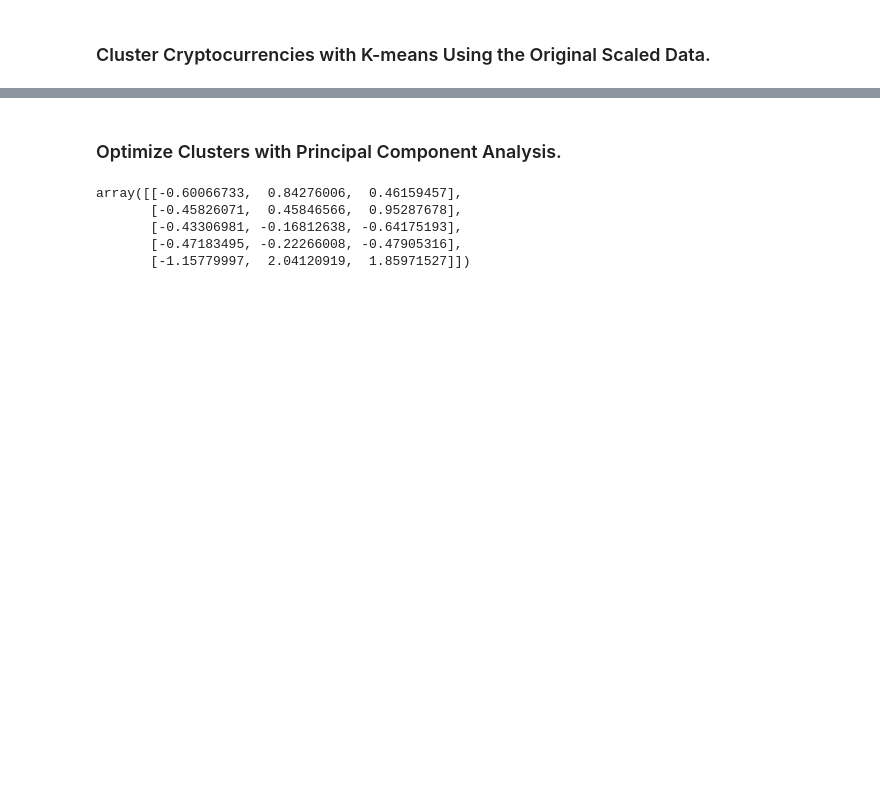
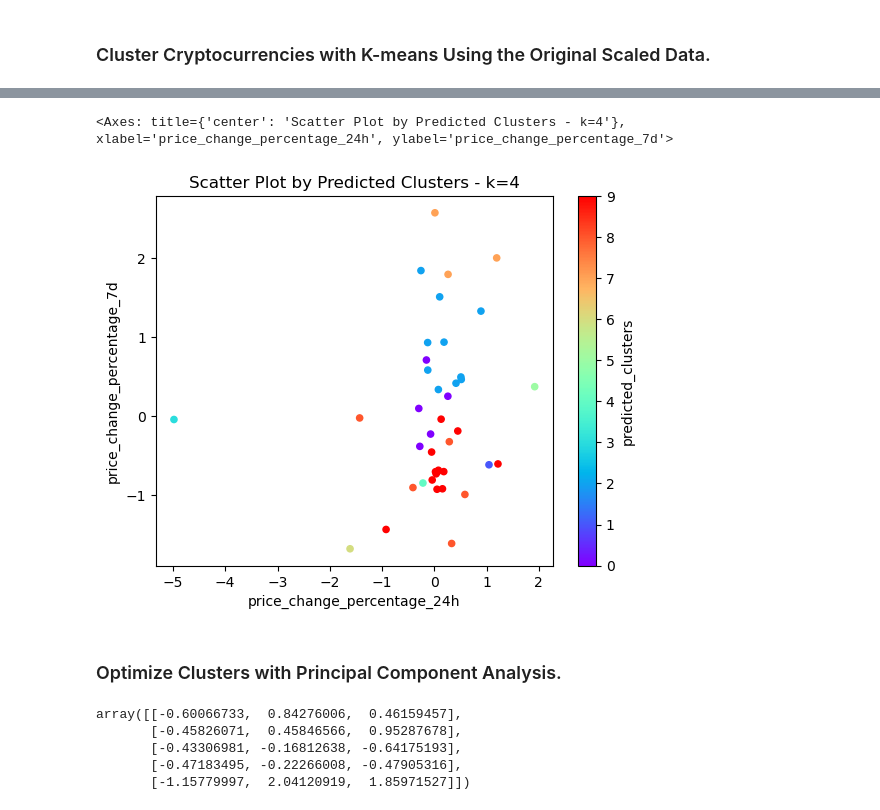
Before and after one commit to tbrown14611/CryptoClustering, a Jupyter notebook: Crypto_Clustering.ipynb, the cells around one changed output, grey strips where cells are left out. Drawn from its saved outputs; the diff is of its cells as text; code cells hidden in the pictures; blank space fills up the shorter version.

```diff
--- a/Crypto_Clustering.ipynb
+++ b/Crypto_Clustering.ipynb
@@ -141,5 +178,7 @@ market_data_scaled_df
 # %%
 # Predict the clusters to group the cryptocurrencies using the scaled data
 
+k_4 = model.predict(market_data_scaled_df)
 
 # View the resulting array of cluster values.
+k_4
@@ -146,10 +188,13 @@ market_data_scaled_df
 # %%
 # Create a copy of the DataFrame
+
+customers_predictions_df = market_data_scaled_df.copy()
 # %%
 # Add a new column to the DataFrame with the predicted clusters
-
+customers_predictions_df['predicted_clusters'] = k_4
 
 # Display sample data
+customers_predictions_df
 # %% [output]
 |  | price_change_percentage_24h | price_change_percentage_7d | price_change_percentage_14d | price_change_percentage_30d | ... |
 | coin_id |  |  |  |  | ... |
@@ -161,7 +217,16 @@ market_data_scaled_df
 # %%
 # Create a scatter plot using Pandas plot by setting
 # `x="price_change_percentage_24h"` and `y="price_change_percentage_7d"`.
 # Use "rainbow" for the color to better visualize the data.
+customers_predictions_df.plot.scatter(
+    x="price_change_percentage_24h",
+    y="price_change_percentage_7d",
+    c="predicted_clusters",
+    title = "Scatter Plot by Predicted Clusters - k=4",
+    colormap='rainbow')
+# %% [output]
+<Axes: title={'center': 'Scatter Plot by Predicted Clusters - k=4'}, xlabel='price_change_percentage_24h', ylabel='price_change_percentage_7d'>
+[figure, added]
 # %% [markdown]
 ### Optimize Clusters with Principal Component Analysis.
 # %%
```
Also changed, not shown: parts of 19 cells of this notebook.
